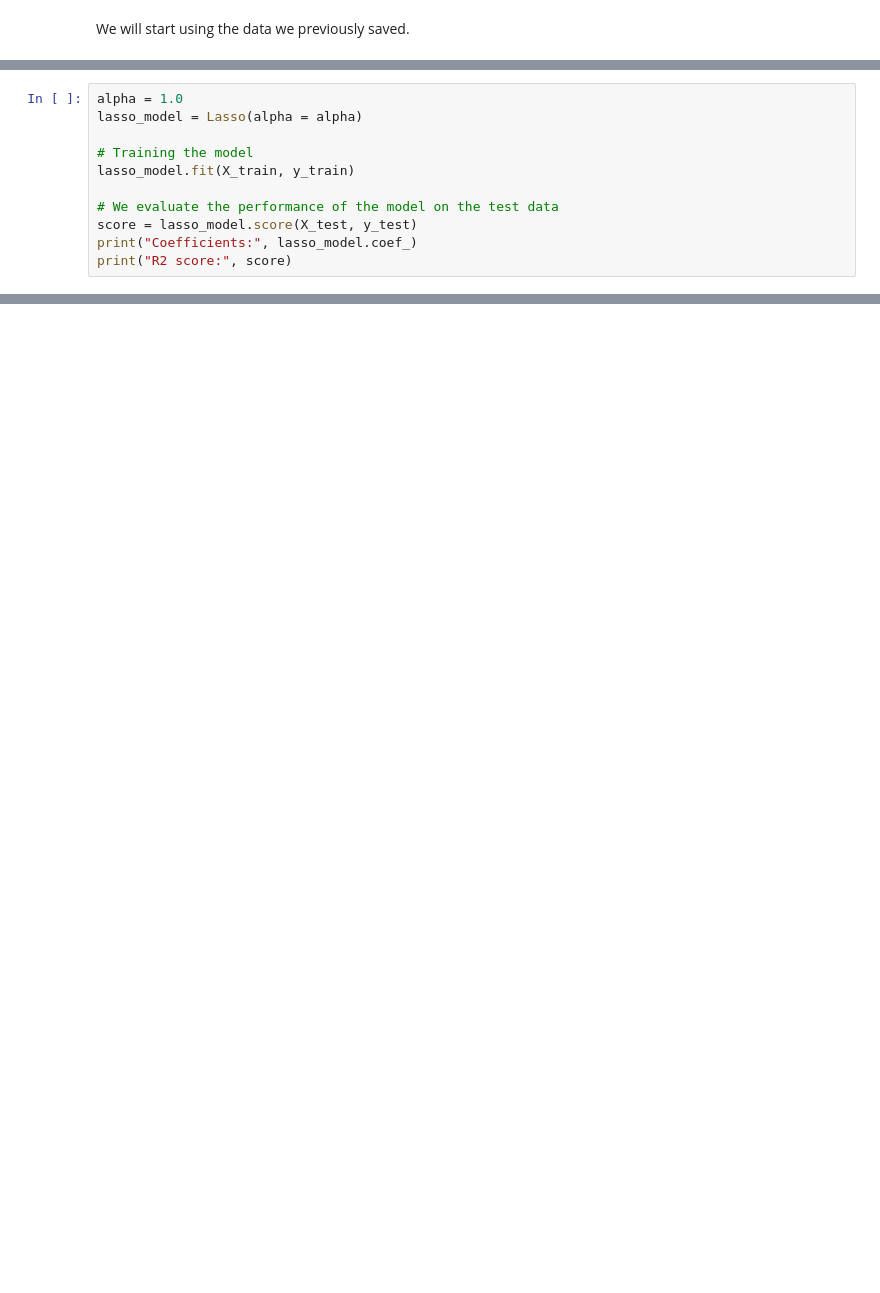
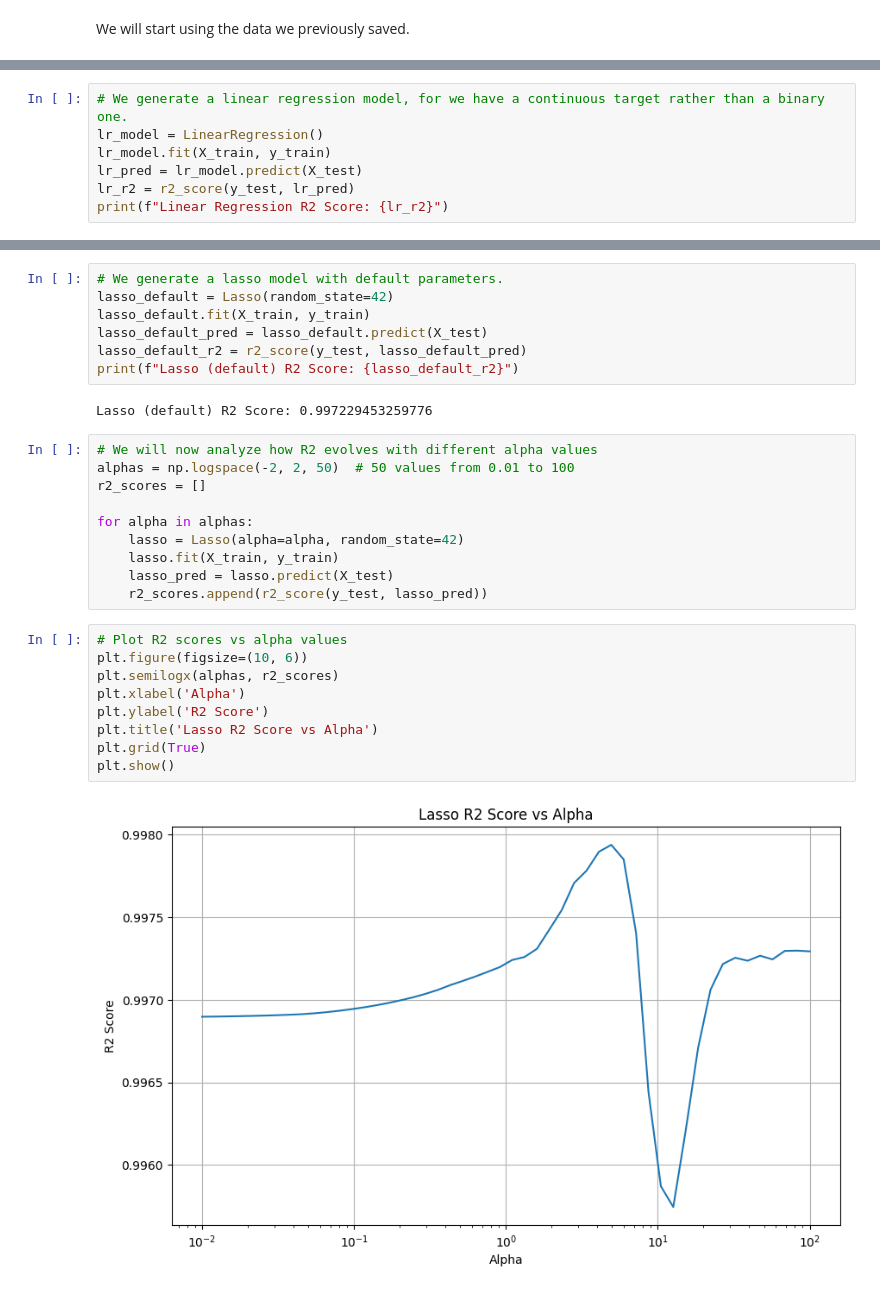
Before and after one commit to GuillePrograma94/RLR, a Jupyter notebook: src/explore.ipynb, the cells around one changed output, grey strips where cells are left out. Cells and saved outputs as stored; diff of their text form; blank space fills up the shorter version.

```diff
--- a/src/explore.ipynb
+++ b/src/explore.ipynb
@@ -357,11 +248,0 @@ R2 Score: 0.7251930590272113
-# %%
-alpha = 1.0
-lasso_model = Lasso(alpha = alpha)
-
-# Training the model
-lasso_model.fit(X_train, y_train)
-
-# We evaluate the performance of the model on the test data
-score = lasso_model.score(X_test, y_test)
-print("Coefficients:", lasso_model.coef_)
-print("R2 score:", score)
@@ -383,0 +249,7 @@ We improved
+# %%
+# We generate a linear regression model, for we have a continuous target rather than a binary one.
+lr_model = LinearRegression()
+lr_model.fit(X_train, y_train)
+lr_pred = lr_model.predict(X_test)
+lr_r2 = r2_score(y_test, lr_pred)
+print(f"Linear Regression R2 Score: {lr_r2}")
@@ -383,0 +258,30 @@ We improved
+# %%
+# We generate a lasso model with default parameters.
+lasso_default = Lasso(random_state=42)
+lasso_default.fit(X_train, y_train)
+lasso_default_pred = lasso_default.predict(X_test)
+lasso_default_r2 = r2_score(y_test, lasso_default_pred)
+print(f"Lasso (default) R2 Score: {lasso_default_r2}")
+# %% [output]
+Lasso (default) R2 Score: 0.997229453259776
+# %%
+# We will now analyze how R2 evolves with different alpha values
+alphas = np.logspace(-2, 2, 50)  # 50 values from 0.01 to 100
+r2_scores = []
+
+for alpha in alphas:
+    lasso = Lasso(alpha=alpha, random_state=42)
+    lasso.fit(X_train, y_train)
+    lasso_pred = lasso.predict(X_test)
+    r2_scores.append(r2_score(y_test, lasso_pred))
+# %%
+# Plot R2 scores vs alpha values
+plt.figure(figsize=(10, 6))
+plt.semilogx(alphas, r2_scores)
+plt.xlabel('Alpha')
+plt.ylabel('R2 Score')
+plt.title('Lasso R2 Score vs Alpha')
+plt.grid(True)
+plt.show()
+# %% [output]
+[figure, added]
```
Also changed, not shown: parts of 31 cells of this notebook.
